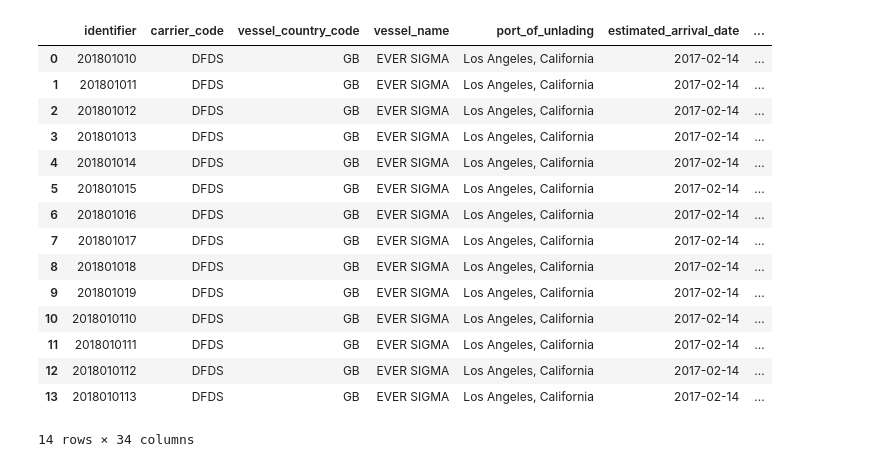
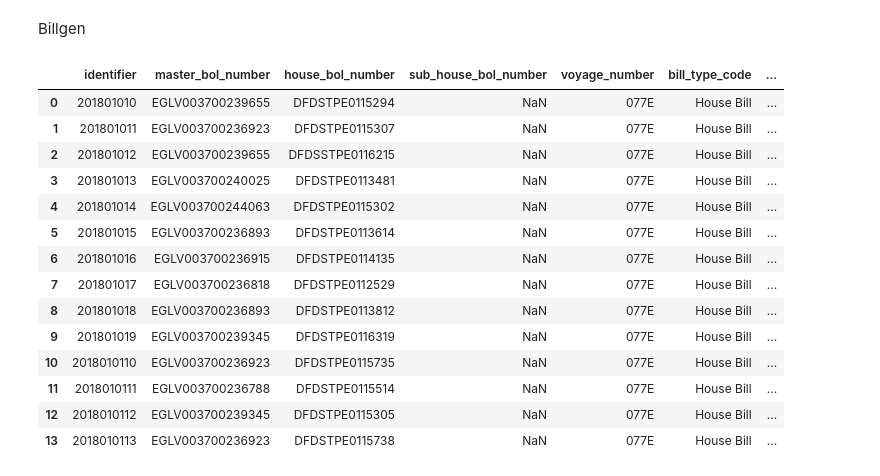
Before and after one commit to williamdoesdev/basicdataprocessing, a Jupyter notebook: analysis.ipynb, the cells around one changed output. Drawn from its saved outputs; the diff is of its cells as text; code cells hidden in the pictures.

```diff
--- a/analysis.ipynb
+++ b/analysis.ipynb
@@ -4,25 +4,25 @@ import pandas
 import io
+# %% [markdown]
+Billgen
 # %%
-f = open('datalake/layer=bronze/table=header/year=2018/ams__header_2018__202001290000-002.csv', 'r')
-text = ''.join(f.readlines(4096))
+f = open('datalake/layer=bronze/table=billgen/year=2018/ams__billgen_2018__202001290000.csv', 'r')
+text = ''.join(f.readlines(1256))
 csv_string_io = io.StringIO(text)
 df = pandas.read_csv(csv_string_io)
 df
-# df.columns.values.tolist()
 # %% [output]
-|  | identifier | carrier_code | vessel_country_code | vessel_name | port_of_unlading | estimated_arrival_date | ... |
-| 0 | 201801010 | DFDS | GB | EVER SIGMA | Los Angeles, California | 2017-02-14 | ... |
-| 1 | 201801011 | DFDS | GB | EVER SIGMA | Los Angeles, California | 2017-02-14 | ... |
-| 2 | 201801012 | DFDS | GB | EVER SIGMA | Los Angeles, California | 2017-02-14 | ... |
-| 3 | 201801013 | DFDS | GB | EVER SIGMA | Los Angeles, California | 2017-02-14 | ... |
-| 4 | 201801014 | DFDS | GB | EVER SIGMA | Los Angeles, California | 2017-02-14 | ... |
-| 5 | 201801015 | DFDS | GB | EVER SIGMA | Los Angeles, California | 2017-02-14 | ... |
-| 6 | 201801016 | DFDS | GB | EVER SIGMA | Los Angeles, California | 2017-02-14 | ... |
-| 7 | 201801017 | DFDS | GB | EVER SIGMA | Los Angeles, California | 2017-02-14 | ... |
-| 8 | 201801018 | DFDS | GB | EVER SIGMA | Los Angeles, California | 2017-02-14 | ... |
-| 9 | 201801019 | DFDS | GB | EVER SIGMA | Los Angeles, California | 2017-02-14 | ... |
-| 10 | 2018010110 | DFDS | GB | EVER SIGMA | Los Angeles, California | 2017-02-14 | ... |
-| 11 | 2018010111 | DFDS | GB | EVER SIGMA | Los Angeles, California | 2017-02-14 | ... |
-| 12 | 2018010112 | DFDS | GB | EVER SIGMA | Los Angeles, California | 2017-02-14 | ... |
-| 13 | 2018010113 | DFDS | GB | EVER SIGMA | Los Angeles, California | 2017-02-14 | ... |
+|  | identifier | master_bol_number | house_bol_number | sub_house_bol_number | voyage_number | bill_type_code | ... |
+| 0 | 201801010 | EGLV003700239655 | DFDSTPE0115294 | NaN | 077E | House Bill | ... |
+| 1 | 201801011 | EGLV003700236923 | DFDSTPE0115307 | NaN | 077E | House Bill | ... |
+| 2 | 201801012 | EGLV003700239655 | DFDSSTPE0116215 | NaN | 077E | House Bill | ... |
+| 3 | 201801013 | EGLV003700240025 | DFDSTPE0113481 | NaN | 077E | House Bill | ... |
+| 4 | 201801014 | EGLV003700244063 | DFDSTPE0115302 | NaN | 077E | House Bill | ... |
+| 5 | 201801015 | EGLV003700236893 | DFDSTPE0113614 | NaN | 077E | House Bill | ... |
+| 6 | 201801016 | EGLV003700236915 | DFDSTPE0114135 | NaN | 077E | House Bill | ... |
+| 7 | 201801017 | EGLV003700236818 | DFDSTPE0112529 | NaN | 077E | House Bill | ... |
+| 8 | 201801018 | EGLV003700236893 | DFDSTPE0113812 | NaN | 077E | House Bill | ... |
+| 9 | 201801019 | EGLV003700239345 | DFDSTPE0116319 | NaN | 077E | House Bill | ... |
+| 10 | 2018010110 | EGLV003700236923 | DFDSTPE0115735 | NaN | 077E | House Bill | ... |
+| 11 | 2018010111 | EGLV003700236788 | DFDSTPE0115514 | NaN | 077E | House Bill | ... |
+| 12 | 2018010112 | EGLV003700239345 | DFDSTPE0115305 | NaN | 077E | House Bill | ... |
+| 13 | 2018010113 | EGLV003700236923 | DFDSTPE0115738 | NaN | 077E | House Bill | ... |
-14 rows × 34 columns
```
Also changed, not shown: parts of 23 cells of this notebook, 4 other files.
